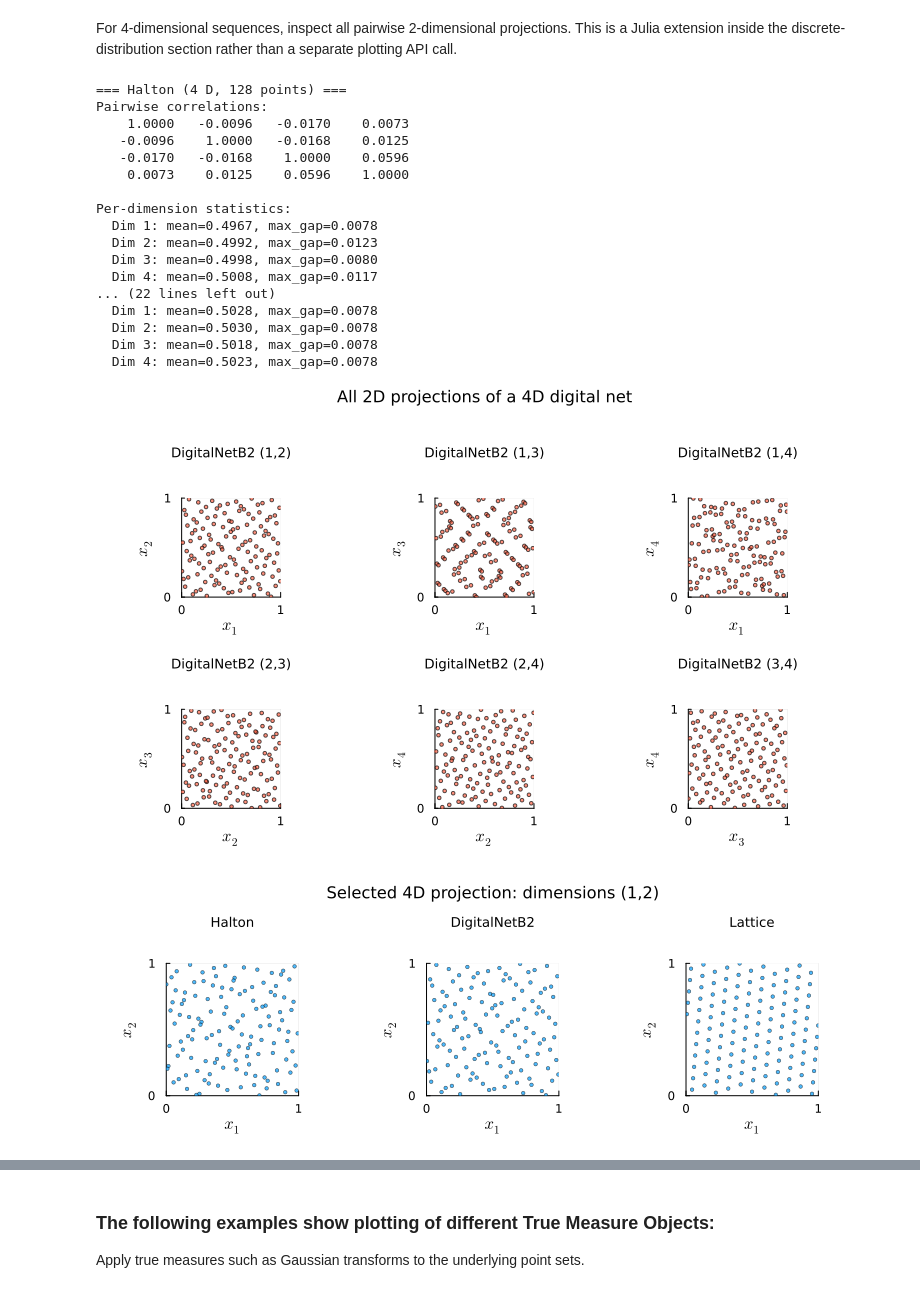
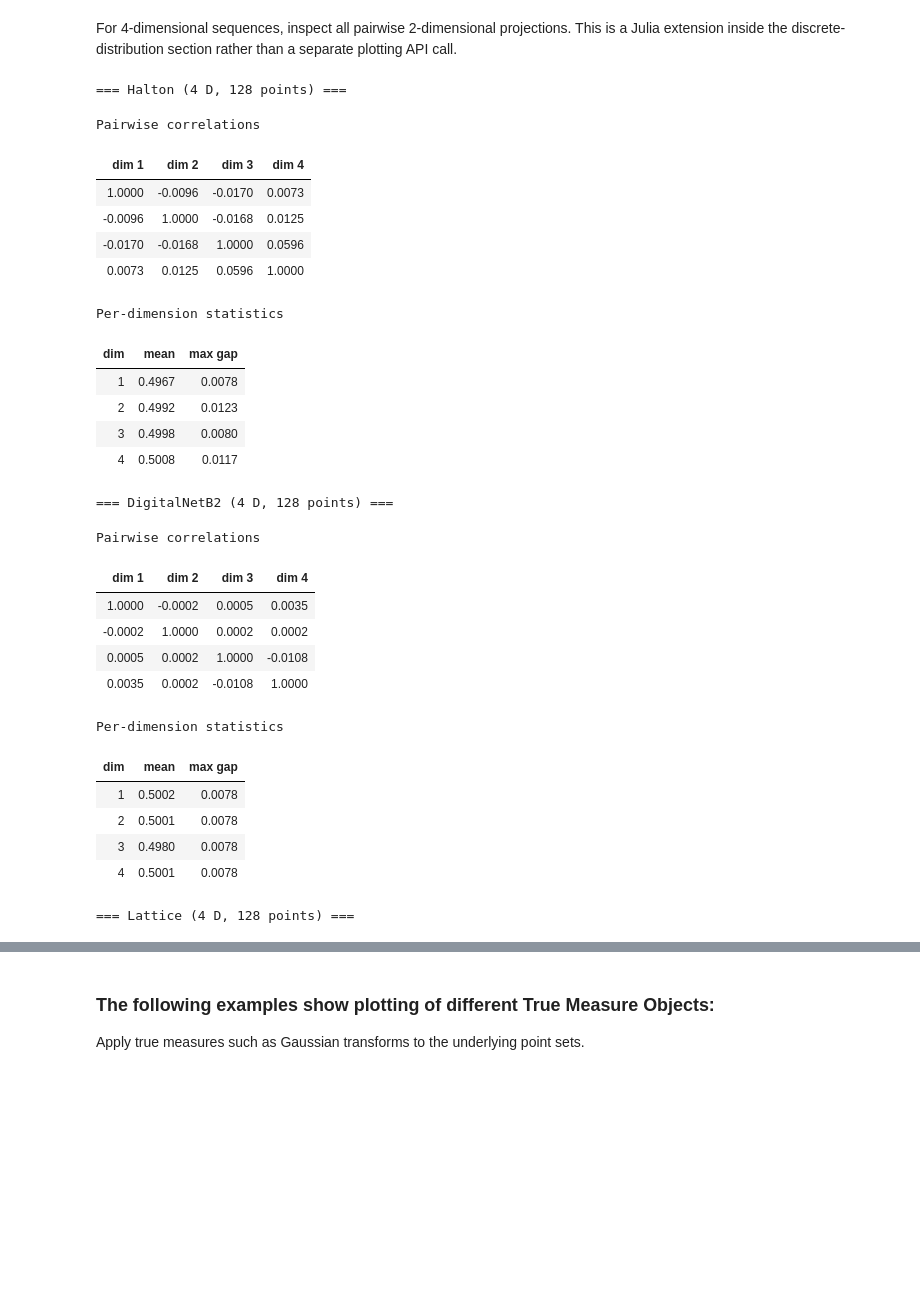
Before and after one commit to QMCSoftware/QMC.jl, a Jupyter notebook: demos/plot_proj_function.ipynb, the cells around one changed output, grey strips where cells are left out. Saved outputs shown, nothing was run; the diff lists cells and outputs as text; code cells hidden in the pictures; blank space fills up the shorter version.

```diff
--- a/demos/plot_proj_function.ipynb
+++ b/demos/plot_proj_function.ipynb
@@ -117,21 +129,37 @@ let n = 128, d = 4
     for (name, dd) in dd_all
         pts = gen_samples(dd, n)
         saved_pts[name] = pts
-        println("=== $name ($d D, $n points) ===")
-        println("Pairwise correlations:")
+        println("=== $name ($d D, $n points) ===\n")
+
+        rows_cor = NamedTuple{(:d1, :d2, :d3, :d4)}[]
         for i in 1:d
-            row = [@sprintf(" % .4f", cor(pts[:,i], pts[:,j])) for j in 1:d]
-            println("  ", join(row, "  "))
+            push!(rows_cor, (
+                d1=cor(pts[:, i], pts[:, 1]),
+                d2=cor(pts[:, i], pts[:, 2]),
+                d3=cor(pts[:, i], pts[:, 3]),
+                d4=cor(pts[:, i], pts[:, 4])))
         end
-        println()
-        println("Per-dimension statistics:")
+        display(display_table(rows_cor;
+            caption="Pairwise correlations",
+            headers=["dim 1", "dim 2", "dim 3", "dim 4"],
+            formatters=(
+                d1=v -> @sprintf("% .4f", v),
+                d2=v -> @sprintf("% .4f", v),
+                d3=v -> @sprintf("% .4f", v),
+                d4=v -> @sprintf("% .4f", v))))
+
+        rows_stats = NamedTuple{(:dim, :mean, :max_gap)}[]
         for dim in 1:d
             col = pts[:, dim]
-            s = sort(col)
-            max_gap = maximum(diff(s))
-            @printf("  Dim %d: mean=%.4f, max_gap=%.4f
-", dim, mean(col), max_gap)
+            push!(rows_stats, (dim=dim, mean=mean(col), max_gap=maximum(diff(sort(col)))))
         end
+        display(display_table(rows_stats;
+            caption="Per-dimension statistics",
+            headers=["dim", "mean", "max gap"],
+            formatters=(
+                mean=v -> @sprintf("%.4f", v),
+                max_gap=v -> @sprintf("%.4f", v))))
+
         println()
     end
 
@@ -140,48 +168,56 @@ let n = 128, d = 4
         pair_plots = Any[]
         for (i, j) in [(1, 2), (1, 3), (1, 4), (2, 3), (2, 4), (3, 4)]
             local p = scatter(pts_dn[:, i], pts_dn[:, j];
                 markersize=2, alpha=0.7, color=:tomato, label=nothing,
                 xlabel="\$x_{$i}\$", ylabel="\$x_{$j}\$", title="DigitalNetB2 ($i,$j)",
                 xlims=(0, 1), ylims=(0, 1), xticks=[0, 1], yticks=[0, 1],
                 aspect_ratio=:equal, size=(220, 200))
             push!(pair_plots, p)
         end
         display(plot(pair_plots...; layout=(2, 3), size=(760, 480),
             plot_title="All 2D projections of a 4D digital net",
             plot_titlevspan=0.12, top_margin=8Plots.mm, bottom_margin=5Plots.mm))
 
         first_pair = Any[]
         for (name, _) in dd_all
             pts = saved_pts[name]
             local p = scatter(pts[:, 1], pts[:, 2];
                 markersize=2, alpha=0.7, label=nothing,
                 xlabel="\$x_1\$", ylabel="\$x_2\$", title=name,
                 xlims=(0, 1), ylims=(0, 1), xticks=[0, 1], yticks=[0, 1],
                 aspect_ratio=:equal, size=(240, 220))
             push!(first_pair, p)
         end
         display(plot(first_pair...; layout=(1, 3), size=(780, 260),
             plot_title="Selected 4D projection: dimensions (1,2)",
             plot_titlevspan=0.12, top_margin=8Plots.mm, bottom_margin=5Plots.mm))
     end
 end
 # %% [output]
 === Halton (4 D, 128 points) ===
-Pairwise correlations:
-    1.0000   -0.0096   -0.0170    0.0073
-   -0.0096    1.0000   -0.0168    0.0125
-   -0.0170   -0.0168    1.0000    0.0596
-    0.0073    0.0125    0.0596    1.0000
-
-Per-dimension statistics:
-  Dim 1: mean=0.4967, max_gap=0.0078
-  Dim 2: mean=0.4992, max_gap=0.0123
-  Dim 3: mean=0.4998, max_gap=0.0080
-  Dim 4: mean=0.5008, max_gap=0.0117
-... (22 lines left out)
-  Dim 1: mean=0.5028, max_gap=0.0078
-  Dim 2: mean=0.5030, max_gap=0.0078
-  Dim 3: mean=0.5018, max_gap=0.0078
-  Dim 4: mean=0.5023, max_gap=0.0078
-[figure, removed]
-[figure, removed]
+Pairwise correlations
+| dim 1 | dim 2 | dim 3 | dim 4 |
+| 1.0000 | -0.0096 | -0.0170 | 0.0073 |
+| -0.0096 | 1.0000 | -0.0168 | 0.0125 |
+| -0.0170 | -0.0168 | 1.0000 | 0.0596 |
+| 0.0073 | 0.0125 | 0.0596 | 1.0000 |
+Per-dimension statistics
+| dim | mean | max gap |
+| 1 | 0.4967 | 0.0078 |
+| 2 | 0.4992 | 0.0123 |
+| 3 | 0.4998 | 0.0080 |
+| 4 | 0.5008 | 0.0117 |
+=== DigitalNetB2 (4 D, 128 points) ===
+Pairwise correlations
+| dim 1 | dim 2 | dim 3 | dim 4 |
+| 1.0000 | -0.0002 | 0.0005 | 0.0035 |
+| -0.0002 | 1.0000 | 0.0002 | 0.0002 |
+| 0.0005 | 0.0002 | 1.0000 | -0.0108 |
+| 0.0035 | 0.0002 | -0.0108 | 1.0000 |
+Per-dimension statistics
+| dim | mean | max gap |
+| 1 | 0.5002 | 0.0078 |
+| 2 | 0.5001 | 0.0078 |
+| 3 | 0.4980 | 0.0078 |
+| 4 | 0.5001 | 0.0078 |
+=== Lattice (4 D, 128 points) ===
```
Also changed, not shown: parts of 3 cells of this notebook, 12 other files.
